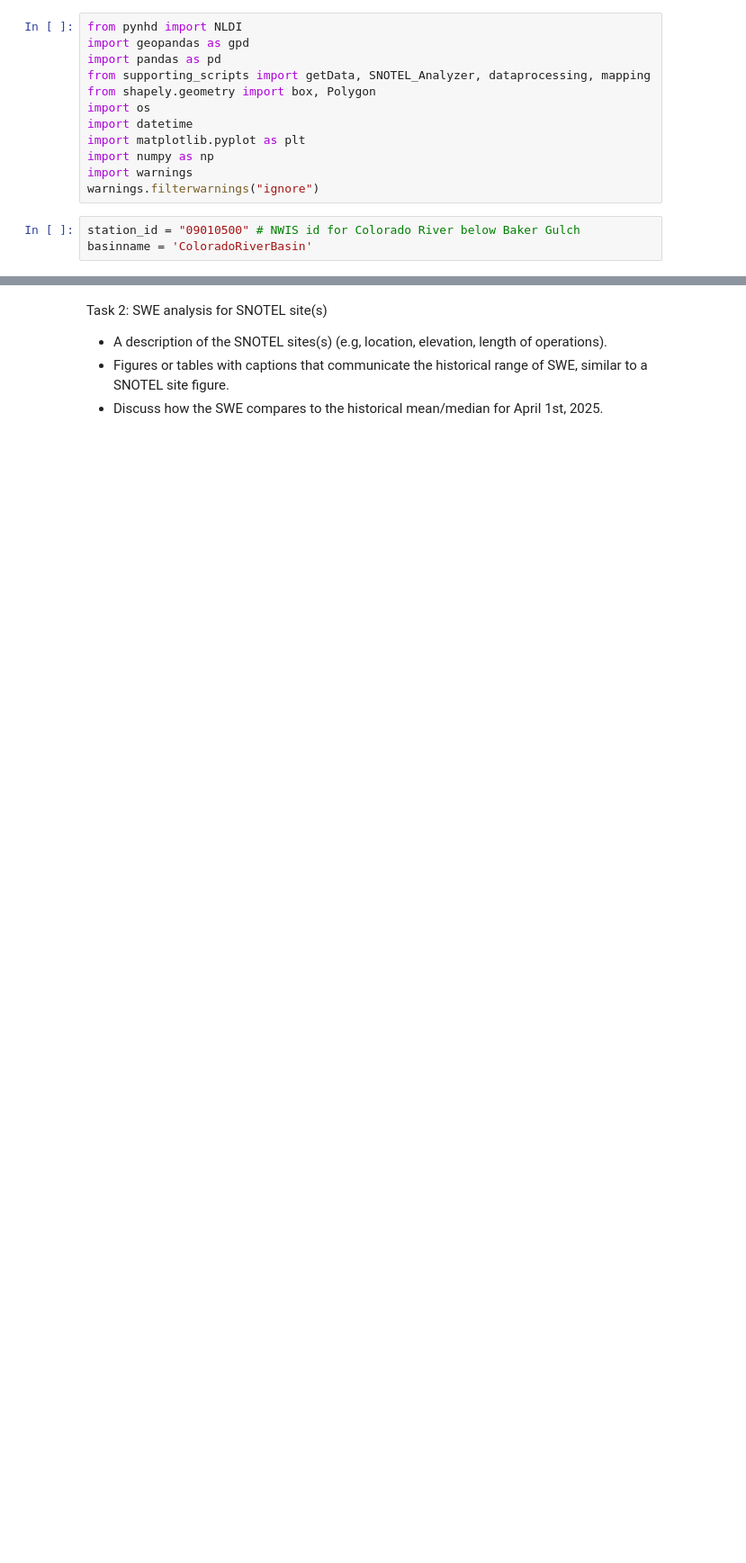
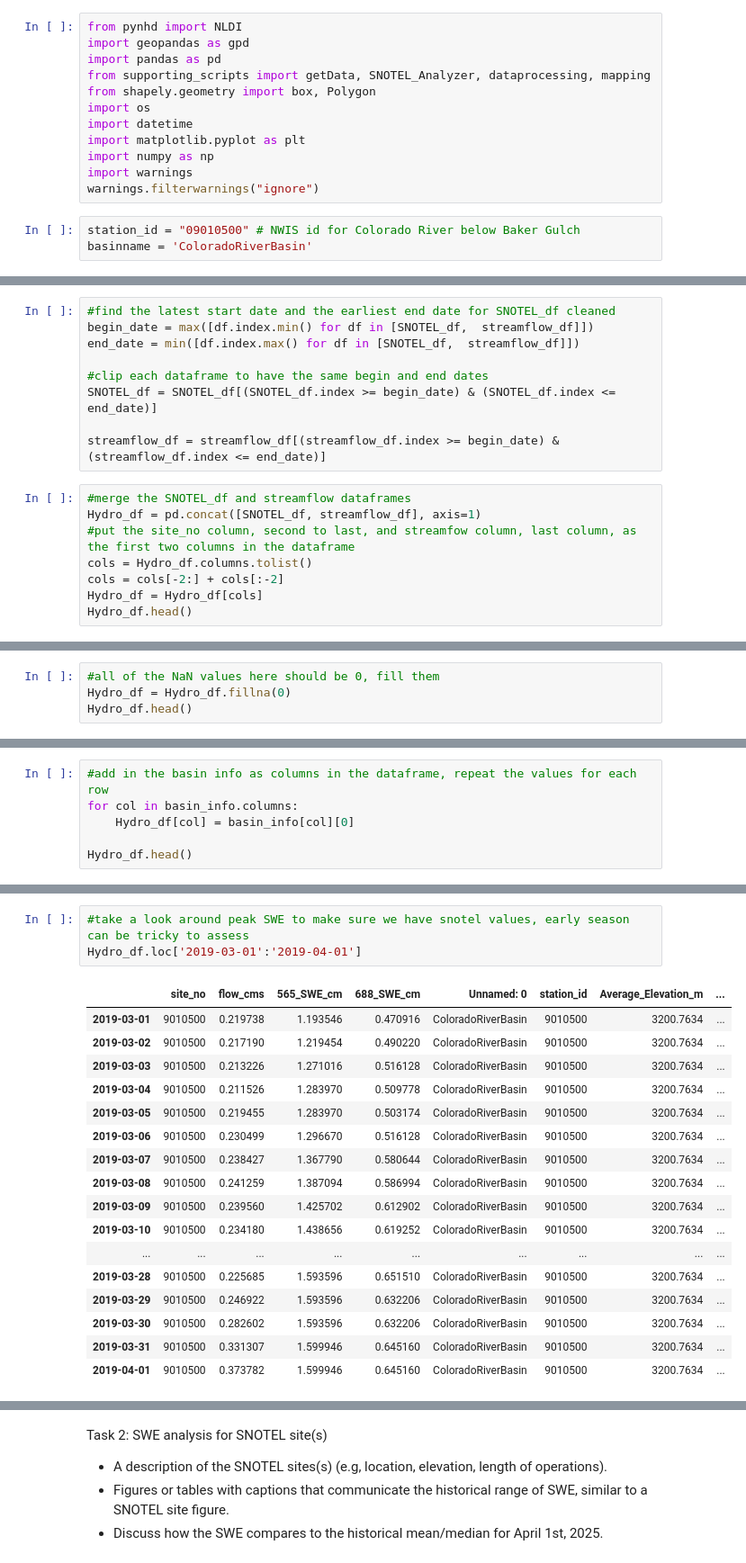
Before and after one commit to jhammond1234/Hydro-Assignment-2, a Jupyter notebook: HydroDF_Analysis.ipynb, the cells around one changed output, grey strips where cells are left out. Shown at 90% size. Drawn from its saved outputs; the diff is of its cells as text; blank space fills up the shorter version.

```diff
--- a/HydroDF_Analysis.ipynb
+++ b/HydroDF_Analysis.ipynb
@@ -15,0 +90,17 @@ basinname = 'ColoradoRiverBasin'
+# %%
+#find the latest start date and the earliest end date for SNOTEL_df cleaned
+begin_date = max([df.index.min() for df in [SNOTEL_df,  streamflow_df]])
+end_date = min([df.index.max() for df in [SNOTEL_df,  streamflow_df]])
+
+#clip each dataframe to have the same begin and end dates
+SNOTEL_df = SNOTEL_df[(SNOTEL_df.index >= begin_date) & (SNOTEL_df.index <= end_date)]
+
+streamflow_df = streamflow_df[(streamflow_df.index >= begin_date) & (streamflow_df.index <= end_date)]
+# %%
+#merge the SNOTEL_df and streamflow dataframes
+Hydro_df = pd.concat([SNOTEL_df, streamflow_df], axis=1)
+#put the site_no column, second to last, and streamfow column, last column, as the first two columns in the dataframe
+cols = Hydro_df.columns.tolist()
+cols = cols[-2:] + cols[:-2]
+Hydro_df = Hydro_df[cols]
+Hydro_df.head()
@@ -15,0 +114,4 @@ basinname = 'ColoradoRiverBasin'
+# %%
+#all of the NaN values here should be 0, fill them
+Hydro_df = Hydro_df.fillna(0)
+Hydro_df.head()
@@ -15,0 +125,6 @@ basinname = 'ColoradoRiverBasin'
+# %%
+#add in the basin info as columns in the dataframe, repeat the values for each row
+for col in basin_info.columns:
+    Hydro_df[col] = basin_info[col][0]
+
+Hydro_df.head()
@@ -15,0 +139,21 @@ basinname = 'ColoradoRiverBasin'
+# %%
+#take a look around peak SWE to make sure we have snotel values, early season can be tricky to assess
+Hydro_df.loc['2019-03-01':'2019-04-01']
+# %% [output]
+|  | site_no | flow_cms | 565_SWE_cm | 688_SWE_cm | Unnamed: 0 | station_id | Average_Elevation_m | ... |
+| 2019-03-01 | 9010500 | 0.219738 | 1.193546 | 0.470916 | ColoradoRiverBasin | 9010500 | 3200.7634 | ... |
+| 2019-03-02 | 9010500 | 0.217190 | 1.219454 | 0.490220 | ColoradoRiverBasin | 9010500 | 3200.7634 | ... |
+| 2019-03-03 | 9010500 | 0.213226 | 1.271016 | 0.516128 | ColoradoRiverBasin | 9010500 | 3200.7634 | ... |
+| 2019-03-04 | 9010500 | 0.211526 | 1.283970 | 0.509778 | ColoradoRiverBasin | 9010500 | 3200.7634 | ... |
+| 2019-03-05 | 9010500 | 0.219455 | 1.283970 | 0.503174 | ColoradoRiverBasin | 9010500 | 3200.7634 | ... |
+| 2019-03-06 | 9010500 | 0.230499 | 1.296670 | 0.516128 | ColoradoRiverBasin | 9010500 | 3200.7634 | ... |
+| 2019-03-07 | 9010500 | 0.238427 | 1.367790 | 0.580644 | ColoradoRiverBasin | 9010500 | 3200.7634 | ... |
+| 2019-03-08 | 9010500 | 0.241259 | 1.387094 | 0.586994 | ColoradoRiverBasin | 9010500 | 3200.7634 | ... |
+| 2019-03-09 | 9010500 | 0.239560 | 1.425702 | 0.612902 | ColoradoRiverBasin | 9010500 | 3200.7634 | ... |
+| 2019-03-10 | 9010500 | 0.234180 | 1.438656 | 0.619252 | ColoradoRiverBasin | 9010500 | 3200.7634 | ... |
+| ... | ... | ... | ... | ... | ... | ... | ... | ... |
+| 2019-03-28 | 9010500 | 0.225685 | 1.593596 | 0.651510 | ColoradoRiverBasin | 9010500 | 3200.7634 | ... |
+| 2019-03-29 | 9010500 | 0.246922 | 1.593596 | 0.632206 | ColoradoRiverBasin | 9010500 | 3200.7634 | ... |
+| 2019-03-30 | 9010500 | 0.282602 | 1.593596 | 0.632206 | ColoradoRiverBasin | 9010500 | 3200.7634 | ... |
+| 2019-03-31 | 9010500 | 0.331307 | 1.599946 | 0.645160 | ColoradoRiverBasin | 9010500 | 3200.7634 | ... |
+| 2019-04-01 | 9010500 | 0.373782 | 1.599946 | 0.645160 | ColoradoRiverBasin | 9010500 | 3200.7634 | ... |
```
Also changed, not shown: parts of 12 cells of this notebook, 4 other files.
